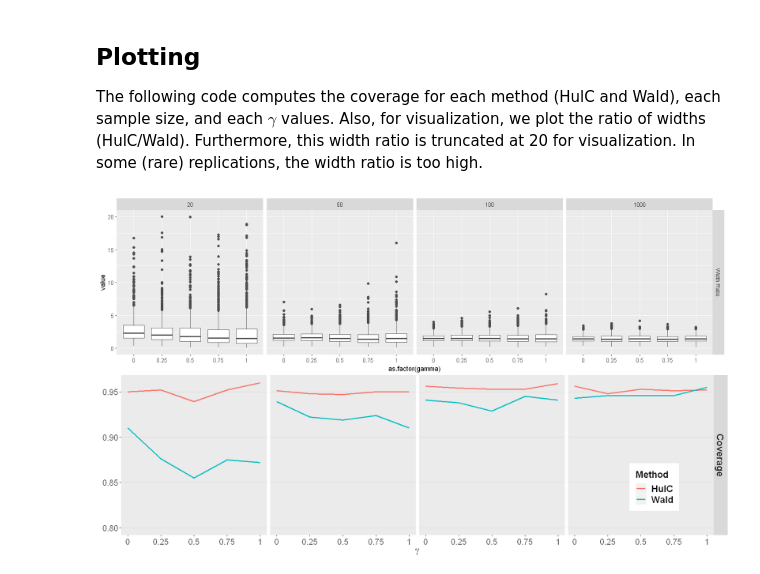
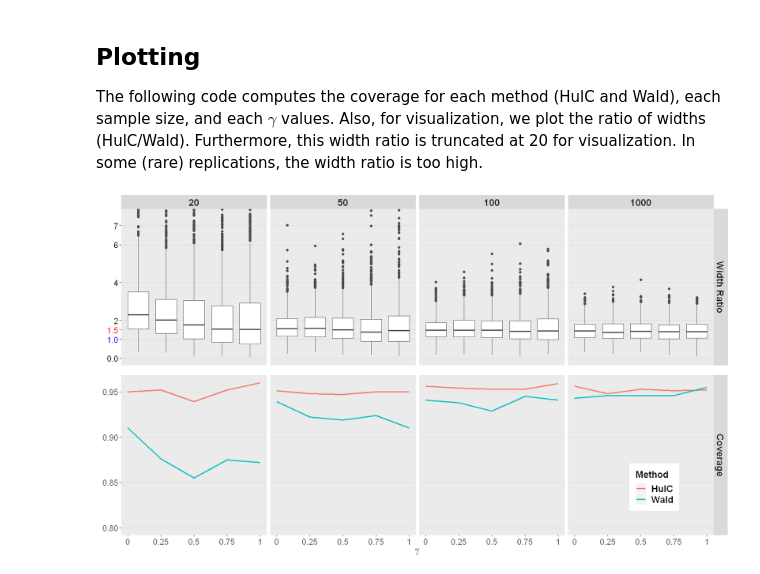
Before and after one commit to Arun-Kuchibhotla/HulC, a Jupyter notebook: R/Comparison of HulC and Wald intervals 1.ipynb, the cells around one changed output. Cells and saved outputs as stored; diff of their text form; code cells hidden in the pictures.

```diff
--- a/R/Comparison of HulC and Wald intervals 1.ipynb
+++ b/R/Comparison of HulC and Wald intervals 1.ipynb
@@ -137,51 +137,55 @@ tmp_width_mat$type <- "Width Ratio"
 # head(col.cov)
 # head(tmp_width_mat)
 # %%
+library("ggplot2")
+nominal_width_ratio_1 <- data.frame(x0 = seq(0, 1, len = 1000), y0 = rep(1, 1000))
+nominal_width_ratio_2 <- data.frame(x0 = seq(0, 1, len = 1000), y0 = rep(1.5, 1000))
 g1 <- ggplot(data = tmp_width_mat, mapping= aes(x=as.factor(gamma), y =value)) +
   geom_boxplot(color="gray30")+
-  facet_grid(type~as.factor(nsamp)) #+
-#   geom_hline(yintercept = 1.5, linetype = 1, color = "red")+
-#   scale_x_discrete(labels = NULL, breaks = NULL) +
-#   labs(x = "",y="")+
-#   theme(plot.margin=unit(c(0,0,0,.05), "cm"))+
-#   coord_cartesian(ylim=c(0, 7.5))+background_grid(major="y", minor="none")
-# g1 <- g1 + geom_hline(yintercept=1,color="blue")
-# g1 <- g1 + scale_y_continuous(breaks=c(0, 1, 1.5, 2, 4, 6, 7),
-#                     labels=c("0.0", "1.0", "1.5", "2", "4", "6", "7"))
-# g1 <- g1 + theme(axis.text.x=element_text(size = 13),
-#                 axis.text.y=element_text(size=13,color = c("black", "blue", "red", "black", "black", "black", "black")),
-#                 axis.text=element_text(size=12),
-#                 axis.title=element_text(size=15,face="bold"),
-#                 strip.text = element_text(size=15,face = "bold"),
-#                 axis.ticks.y = element_line(color = c("black", "blue", "red", "black", "black", "black", "black"),
-#                                     size = c(.5,0.5,0.5,.5,.5,.5,.5)))
+  facet_grid(type~as.factor(nsamp)) +
+#   geom_step(nominal_width_ratio_1, mapping = aes(x = x0, y = y0), color = "red")+
+#   geom_step(nominal_width_ratio_2, mapping = aes(x = x0, y = y0), color = "blue")+
+  scale_x_discrete(labels = NULL, breaks = NULL) +
+  labs(x = "",y="")+
+  theme(plot.margin=unit(c(0,0,0,.05), "cm"))+
+  coord_cartesian(ylim=c(0, 7.5))+background_grid(major="y", minor="none")
+g1 <- g1 + scale_y_continuous(breaks=c(0, 1, 1.5, 2, 4, 6, 7),
+                    labels=c("0.0", "1.0", "1.5", "2", "4", "6", "7"))
+g1 <- g1 + theme(axis.text.x=element_text(size = 13),
+                axis.text.y=element_text(size=13,color = c("black", "blue", "red", "black", "black", "black", "black")),
+                axis.text=element_text(size=12),
+                axis.title=element_text(size=15,face="bold"),
+                strip.text = element_text(size=15,face = "bold"),
+                axis.ticks.y = element_line(color = c("black", "blue", "red", "black", "black", "black", "black"),
+                                    size = c(.5,0.5,0.5,.5,.5,.5,.5)))
 
 
+nominal_coverage <- data.frame(x0 = seq(0, 1, len = 1000), y0 = rep(0.95, 1000))
 levels(col.cov$name)[1] <- "HulC"
 g2<-ggplot(data= col.cov, mapping= aes(x=gamma, y =cov, col=name, group= as.factor(name))) +
   ylim(.8, 0.96)+
   geom_line(size = 1.1)+
   facet_grid(type~as.factor(nsamp)) +
-#   geom_hline(yintercept = 0.95, linetype = 2) +
+#   geom_line(nominal_coverage, mapping = aes(x = x0, y = y0), linetype = 2) +
   theme(plot.margin=unit(c(0,0,0,-.2), "cm"),
         legend.position=c(0.9,0.3),
         strip.background.x = element_blank(),
         legend.margin = margin(10, 10, 10, 10),
         axis.text.x=element_text(size = 13),
         axis.text.y=element_text(size=13),
         axis.text=element_text(size=12),
         legend.text=element_text(size=15, face = "bold"),
         legend.title=element_text(size = 15, face = "bold"),
         strip.text.x = element_blank(),
         axis.title=element_text(size=15,face="bold"),
         strip.text = element_text(size=15,face = "bold") )+
   labs(y="", x=expression(gamma))+
   background_grid(major="y", minor="none")+
   scale_color_discrete("Method")+
   scale_x_continuous(breaks=c(0, 0.25, 0.5, 0.75, 1),
                       labels=c("0", "0.25", "0.5", "0.75", "1"))
 
 options(repr.plot.width=14, repr.plot.height=8)
 grid.arrange(g1,g2)
 # %% [output]
-[figure, old version]
+[figure, new version]
```
Also changed, not shown: parts of 1 cell of this notebook.
